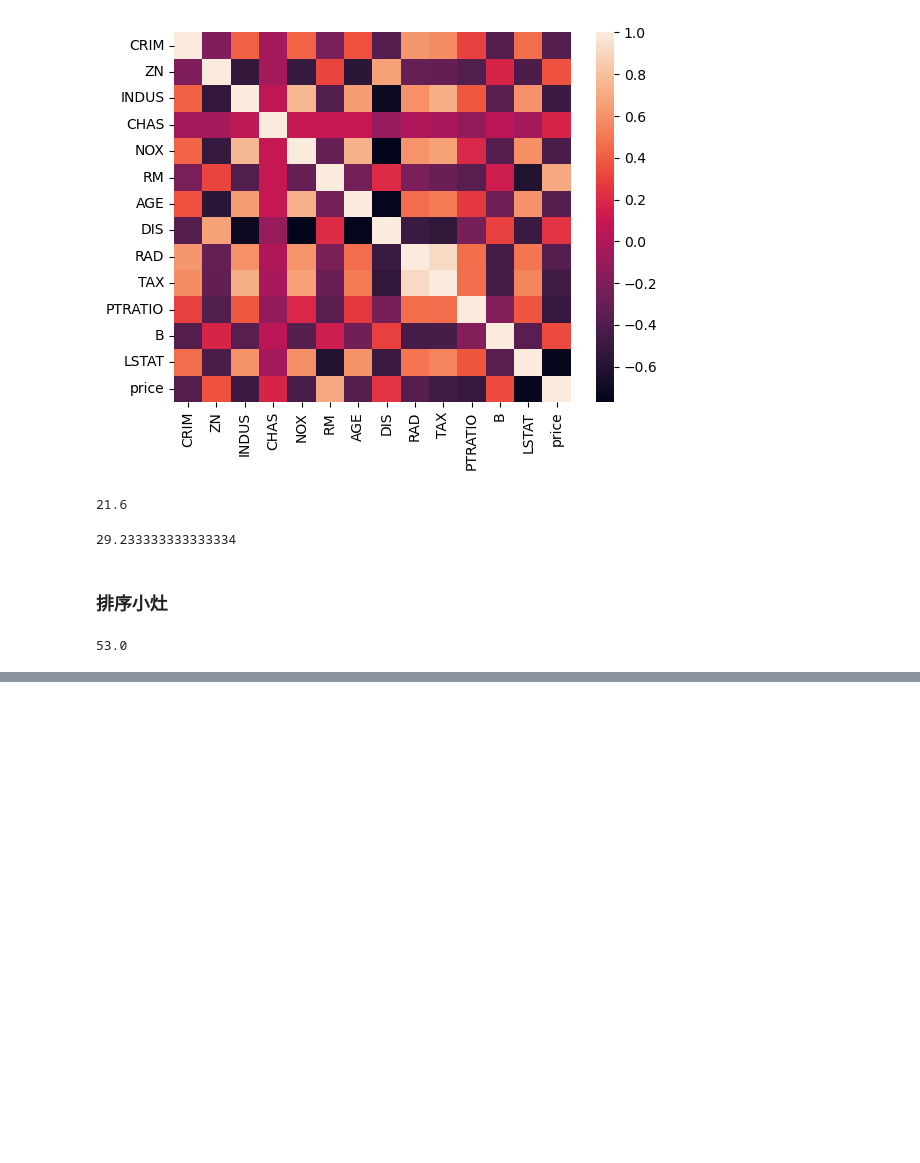
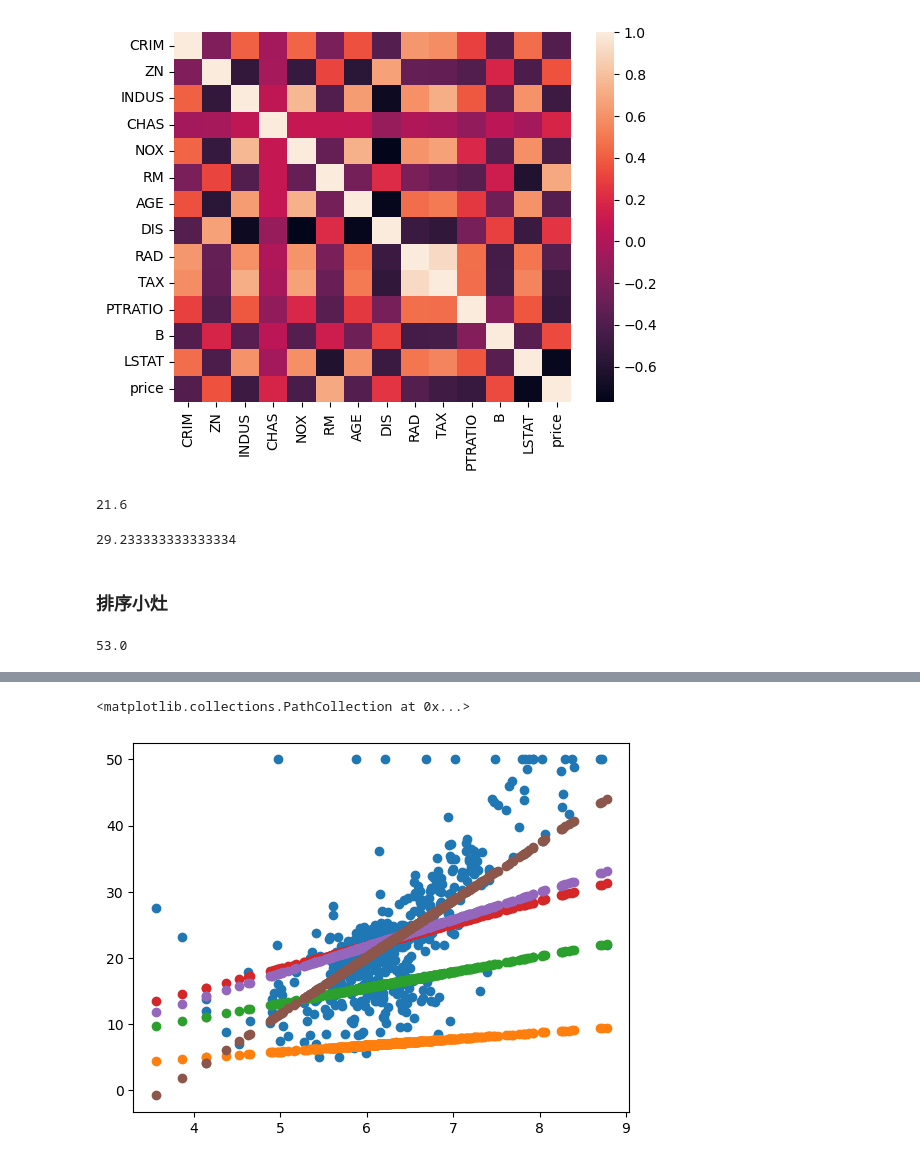
Before and after one commit to hivandu/AI_Cheats, a Jupyter notebook: Core foundations/18.ipynb, the cells around one changed output, grey strips where cells are left out. Saved outputs shown, nothing was run; the diff lists cells and outputs as text; code cells hidden in the pictures; blank space fills up the shorter version.

```diff
--- a/Core foundations/18.ipynb
+++ b/Core foundations/18.ipynb
@@ -156,0 +244,12 @@ np.mean([age for name, age in sorted(list(person_and_age.items()), key=lambda e:
+# %%
+test_0, test_1, test_2, test_3, test_4 = 0, 10, 50, 5000, -1
+# %%
+plt.scatter(X_rm, y)
+plt.scatter(X_rm, k_b_history[test_0][0] * X_rm + k_b_history[test_0][1])
+plt.scatter(X_rm, k_b_history[test_1][0] * X_rm + k_b_history[test_1][1])
+plt.scatter(X_rm, k_b_history[test_2][0] * X_rm + k_b_history[test_2][1])
+plt.scatter(X_rm, k_b_history[test_3][0] * X_rm + k_b_history[test_3][1])
+plt.scatter(X_rm, k_b_history[test_4][0] * X_rm + k_b_history[test_4][1])
+# %% [output]
+<matplotlib.collections.PathCollection at 0x...>
+[figure, added]
```
Also changed, not shown: parts of 14 cells of this notebook.
